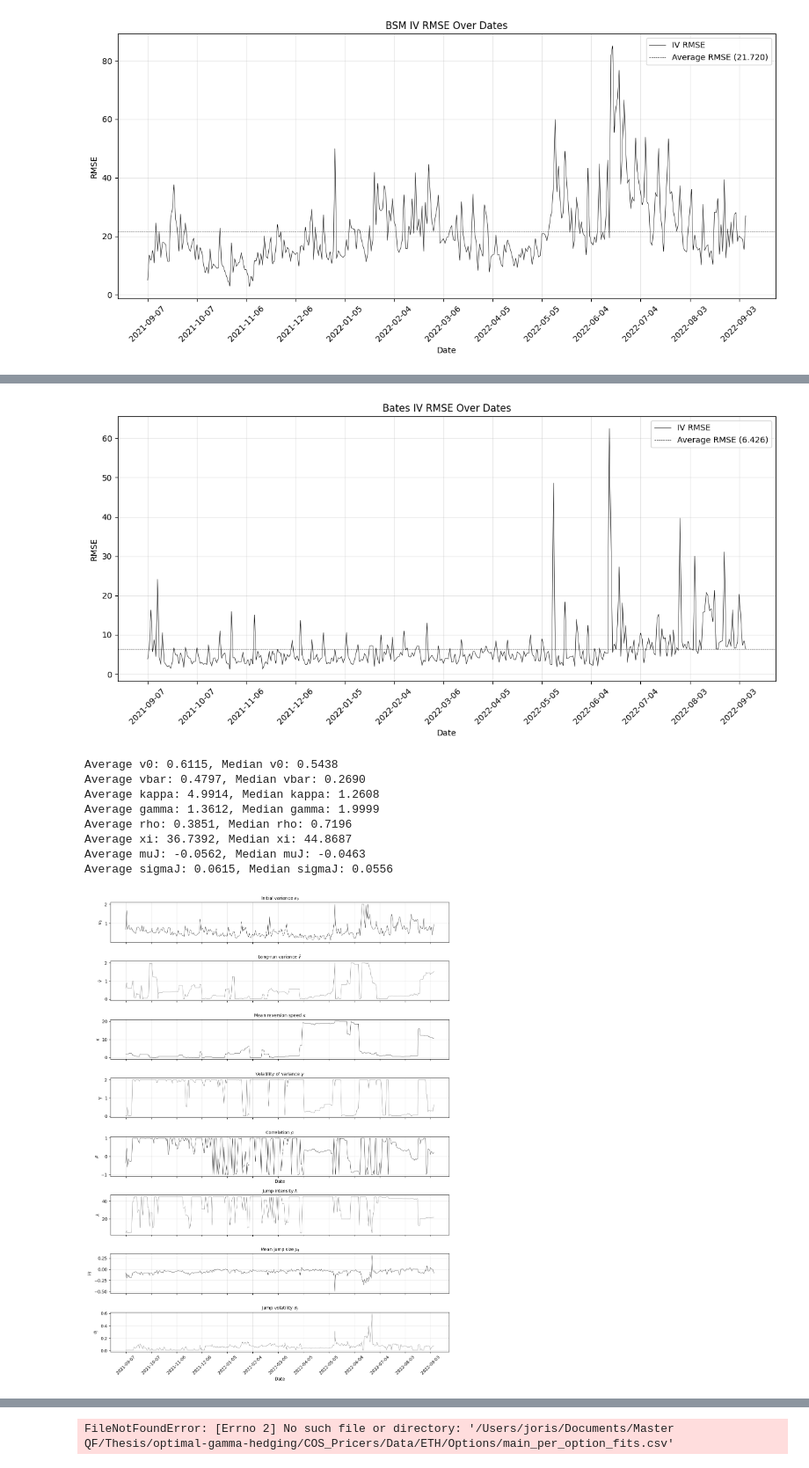
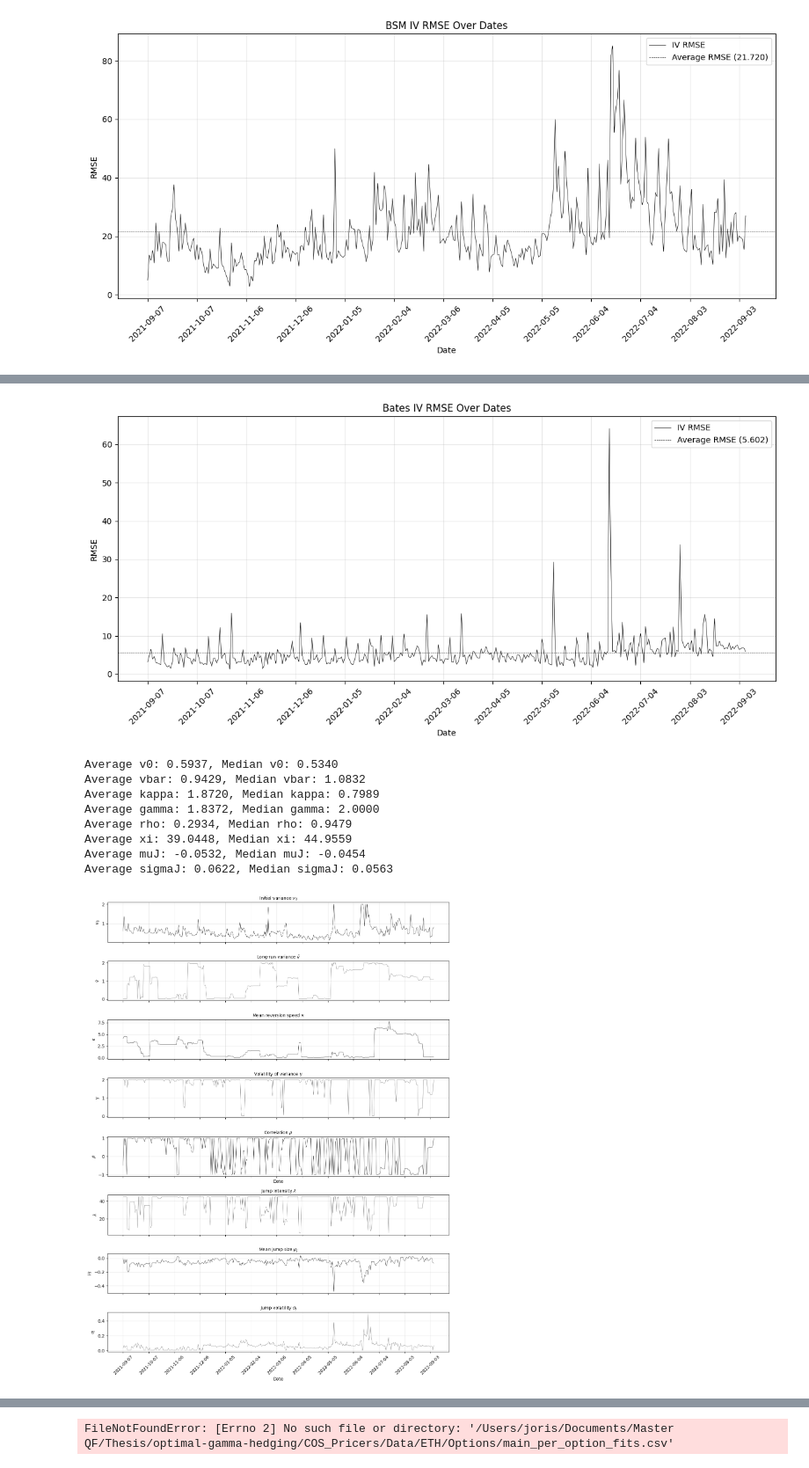
Before and after one commit to jorismilot/optimal-gamma-hedging, a Jupyter notebook: COS_Pricers/Results/COS_Pricer_Results_ETH.ipynb, the cells around one changed output, grey strips where cells are left out. Shown at 88% size. Drawn from its saved outputs; the diff is of its cells as text; code cells hidden in the pictures.

```diff
--- a/COS_Pricers/Results/COS_Pricer_Results_ETH.ipynb
+++ b/COS_Pricers/Results/COS_Pricer_Results_ETH.ipynb
@@ -266,5 +266,5 @@ Average rho: -0.3465, Median rho: -0.3082
 # %%
-results_bates = pd.read_csv('/Users/joris/Documents/Master QF/Thesis/optimal-gamma-hedging/COS_Pricers/Data/ETH/Calibration/bates_calibration_summary.csv')
+results_bates = pd.read_csv('/Users/joris/Documents/Master QF/Thesis/optimal-gamma-hedging/COS_Pricers/Data_8am/ETH/Calibration/bates_calibration_summary.csv')
 avg_rmse_bates = results_bates['iv_rmse'].mean()
 
 # v0, v_bar, kappa, gamma, rho
@@ -338,43 +338,43 @@ axes[4].grid(True, linestyle='-', alpha=0.3)
 # plt.xticks(ticks=range(0, len(dates), 30), labels=dates.iloc[::30], rotation=45)
 # plt.tight_layout()
 # plt.show()
 
 # # Additional subplots for jump parameters
 # fig, axes = plt.subplots(nrows=3, ncols=1, figsize=(12, 6), sharex=True)
 
 # xi
 axes[5].plot(dates, xi, color='dimgray', linewidth=0.5)
 axes[5].set_ylabel(r'$\lambda$')
 axes[5].set_title(r'Jump intensity $\lambda$', fontsize=10)
 axes[5].grid(True, linestyle='-', alpha=0.3)
 
 # muJ
 axes[6].plot(dates, muJ, color='black', linewidth=0.5)
 axes[6].set_ylabel(r'$\mu_J$')
 axes[6].set_title(r'Mean jump size $\mu_J$', fontsize=10)
 axes[6].grid(True, linestyle='-', alpha=0.3)
 
 # sigmaJ
 axes[7].plot(dates, sigmaJ, color='dimgray', linewidth=0.5)
 axes[7].set_ylabel(r'$\sigma_J$')
 axes[7].set_title(r'Jump volatility $\sigma_J$', fontsize=10)
 axes[7].set_xlabel('Date')
 axes[7].grid(True, linestyle='-', alpha=0.3)
 
 plt.xticks(ticks=range(0, len(dates), 30), labels=dates.iloc[::30], rotation=45)
 plt.tight_layout()
 plt.show()
 # %% [output]
-[figure, old version]
+[figure, new version]
-Average v0: 0.6115, Median v0: 0.5438
-Average vbar: 0.4797, Median vbar: 0.2690
-Average kappa: 4.9914, Median kappa: 1.2608
-Average gamma: 1.3612, Median gamma: 1.9999
-Average rho: 0.3851, Median rho: 0.7196
-Average xi: 36.7392, Median xi: 44.8687
-Average muJ: -0.0562, Median muJ: -0.0463
-Average sigmaJ: 0.0615, Median sigmaJ: 0.0556
+Average v0: 0.5937, Median v0: 0.5340
+Average vbar: 0.9429, Median vbar: 1.0832
+Average kappa: 1.8720, Median kappa: 0.7989
+Average gamma: 1.8372, Median gamma: 2.0000
+Average rho: 0.2934, Median rho: 0.9479
+Average xi: 39.0448, Median xi: 44.9559
+Average muJ: -0.0532, Median muJ: -0.0454
+Average sigmaJ: 0.0622, Median sigmaJ: 0.0563
-[figure, old version]
+[figure, new version]
 # %%
 # Compute relative RMSE
 rel_rmse_merton = np.where(results_merton['iv_rmse'] / bs_results['iv_rmse'] < 1, results_merton['iv_rmse'] / bs_results['iv_rmse'], 1)
```
Also changed, not shown: parts of 5 cells of this notebook, 13 other files.
